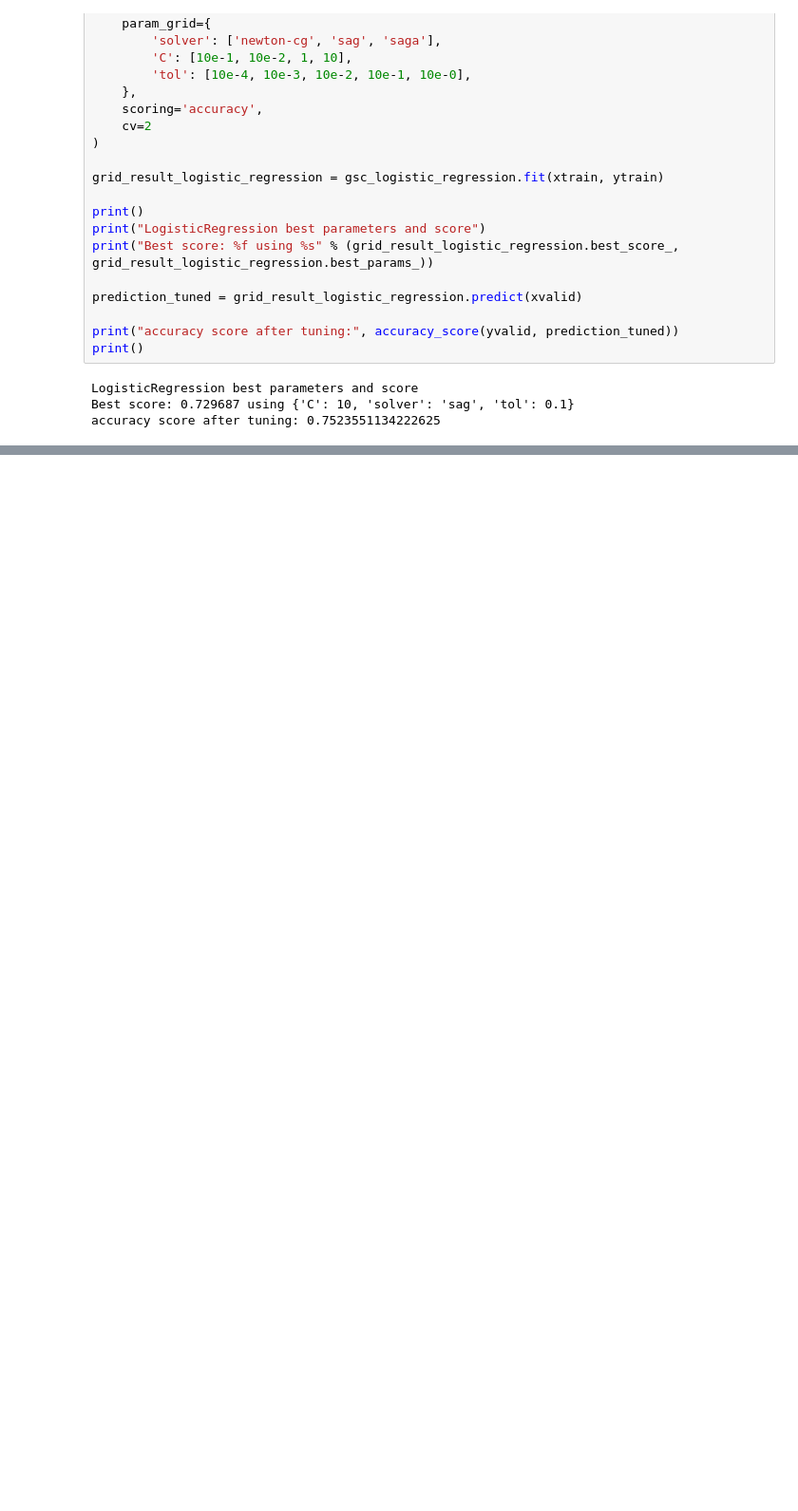
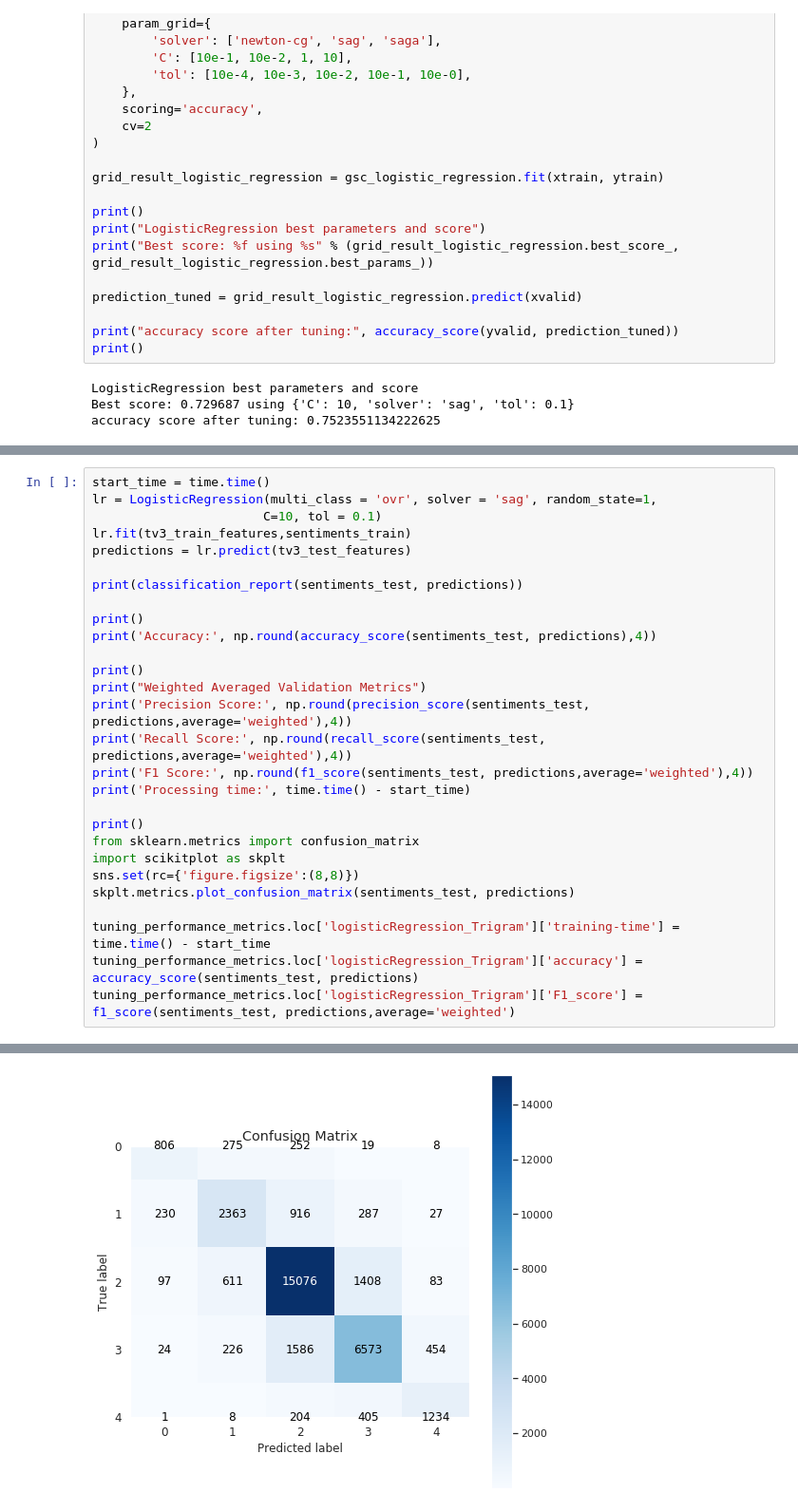
Before and after one commit to Bllizzard/Sentiment_Analysis, a Jupyter notebook: step4_NLP.ipynb, the cells around one changed output, grey strips where cells are left out. Shown at 95% size. Cells and saved outputs as stored; diff of their text form; blank space fills up the shorter version.

```diff
--- a/step4_NLP.ipynb
+++ b/step4_NLP.ipynb
@@ -1370,0 +1499,29 @@ Processing time: 2.5551745891571045
+# %%
+start_time = time.time()
+lr = LogisticRegression(multi_class = 'ovr', solver = 'sag', random_state=1,
+                       C=10, tol = 0.1)
+lr.fit(tv3_train_features,sentiments_train)
+predictions = lr.predict(tv3_test_features)
+
+print(classification_report(sentiments_test, predictions))
+
+print()
+print('Accuracy:', np.round(accuracy_score(sentiments_test, predictions),4))
+
+print()
+print("Weighted Averaged Validation Metrics")
+print('Precision Score:', np.round(precision_score(sentiments_test, predictions,average='weighted'),4))
+print('Recall Score:', np.round(recall_score(sentiments_test, predictions,average='weighted'),4))
+print('F1 Score:', np.round(f1_score(sentiments_test, predictions,average='weighted'),4))
+print('Processing time:', time.time() - start_time)
+
+print()
+from sklearn.metrics import confusion_matrix
+import scikitplot as skplt
+sns.set(rc={'figure.figsize':(8,8)})
+skplt.metrics.plot_confusion_matrix(sentiments_test, predictions)
+
+tuning_performance_metrics.loc['logisticRegression_Trigram']['training-time'] = time.time() - start_time
+tuning_performance_metrics.loc['logisticRegression_Trigram']['accuracy'] = accuracy_score(sentiments_test, predictions)
+tuning_performance_metrics.loc['logisticRegression_Trigram']['F1_score'] = f1_score(sentiments_test, predictions,average='weighted')
+# %% [output]
@@ -1371,3 +1548,4 @@ Processing time: 2.5551745891571045
+[figure, added]
 # %%
 # Before tuning
 performace_metrics.sort_values(by="accuracy", ascending=False)
```
Also changed, not shown: parts of 13 cells of this notebook.
